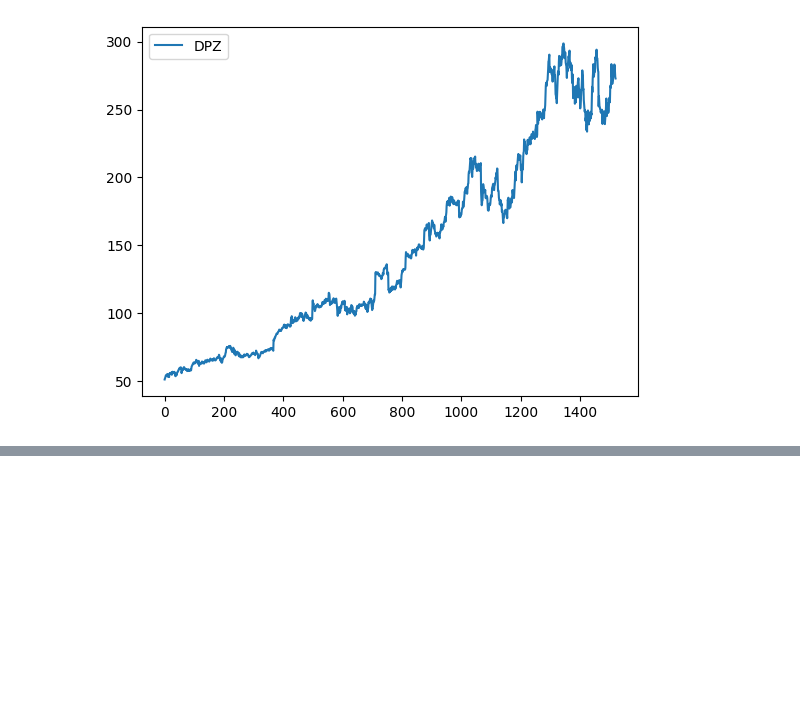
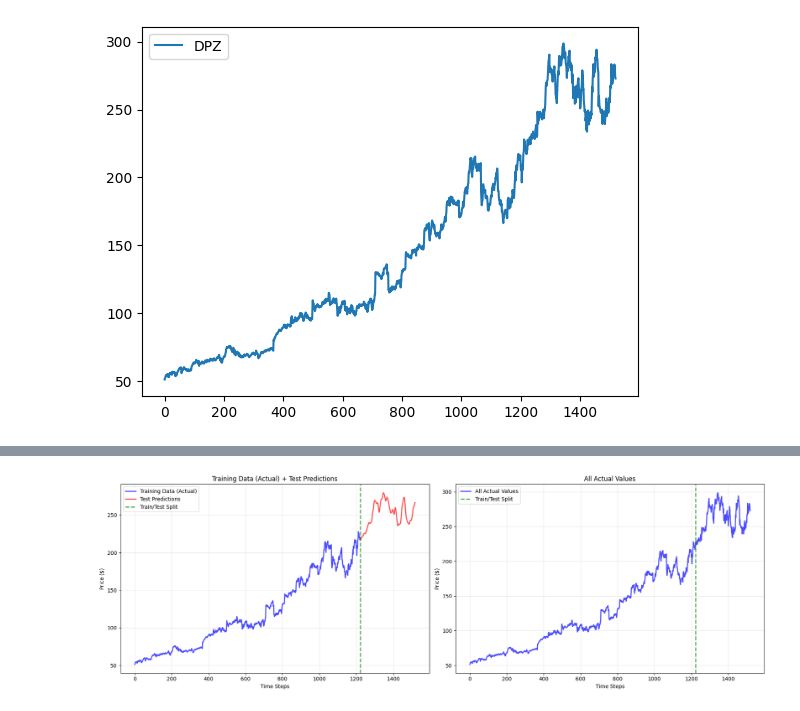
Before and after one commit to jakwojc/StockPrediction, a Jupyter notebook: GRU.ipynb, the cells around one changed output, grey strips where cells are left out. Cells and saved outputs as stored; diff of their text form; code cells hidden in the pictures; blank space fills up the shorter version.

```diff
--- a/GRU.ipynb
+++ b/GRU.ipynb
@@ -77,11 +82,11 @@ test_loader = DataLoader(test)
 import torch.optim as optim
 from GRU import *
 
-input_dim = len(X_train.columns)
+input_dim = 1
 output_dim = 1
 hidden_dim = 64
 layer_dim = 3
-n_epochs = 100
+n_epochs = 20
 learning_rate = 1e-3
 weight_decay = 1e-6
 
@@ -89,6 +94,7 @@ model_params = {'input_dim': input_dim,
                 'output_dim' : output_dim,
                 'hidden_dim' : hidden_dim,
                 'n_layers' : layer_dim,
+                'dropout': 0.2
                 }
 
 model = StockGRU(**model_params)
@@ -98,7 +104,6 @@ optimizer = optim.Adam(model.parameters(), lr=learning_rate, weight_decay=weight
 
 opt = Optimization(model=model, loss_fn=loss_fn, optimizer=optimizer)
 opt.train(train_loader, val_loader, n_epochs=n_epochs, n_features=input_dim)
-# opt.plot_losses()
 
-predictions, values = opt.evaluate(test_loader=test_loader, batch_size=1, n_features=input_dim)
+predictions, values = opt.evaluate(test_loader=test_loader, batch_size=batch_size, n_features=input_dim)
 # %% [output]
@@ -128,0 +120,72 @@ df_dpz.iloc[int(len(df_dpz.values)*0.8):].plot()
+# %%
+predictions_array = np.concatenate(predictions, axis=0)
+values_array = np.concatenate(values, axis=0)
+
+predictions_original = scaler.inverse_transform(predictions_array)
+values_original = scaler.inverse_transform(values_array)
+
+all_values = df_dpz['DPZ'].values
+
+train_size = len(X_train)
+val_size = len(X_val)
+test_start_idx = sequence_length + train_size + val_size
+
+train_values = all_values[:test_start_idx]
+
+print(f"Predictions shape: {predictions_array.shape}")
+print(f"Values shape: {values_array.shape}")
+print(f"Train values length: {len(train_values)}")
+print(f"Test predictions length: {len(predictions_original)}")
+print(f"Total timeline length: {len(train_values) + len(predictions_original)}")
+
+
+fig, axes = plt.subplots(1, 2, figsize=(18, 6))
+
+axes[0].plot(range(len(train_values)), train_values, label='Training Data (Actual)',
+             linewidth=2, color='blue', alpha=0.7)
+axes[0].plot(range(len(train_values), len(train_values) + len(predictions_original)),
+             predictions_original, label='Test Predictions', linewidth=2, color='red', alpha=0.7)
+axes[0].axvline(x=len(train_values), color='green', linestyle='--', linewidth=2,
+                label='Train/Test Split', alpha=0.7)
+axes[0].legend()
+axes[0].set_title('Training Data (Actual) + Test Predictions')
+axes[0].set_xlabel('Time Steps')
+axes[0].set_ylabel('Price ($)')
+axes[0].grid(True, alpha=0.3)
+
+axes[1].plot(all_values, linewidth=2, color='blue', alpha=0.7, label='All Actual Values')
+axes[1].axvline(x=test_start_idx, color='green', linestyle='--', linewidth=2,
+                label='Train/Test Split', alpha=0.7)
+axes[1].legend()
+axes[1].set_title('All Actual Values')
+axes[1].set_xlabel('Time Steps')
+axes[1].set_ylabel('Price ($)')
+axes[1].grid(True, alpha=0.3)
+
+plt.tight_layout()
+plt.show()
+
+plt.figure(figsize=(12, 6))
+plt.plot(predictions_original, label='Predictions', linewidth=2, alpha=0.8, color='red')
+plt.plot(values_original, label='Actual Values', linewidth=2, alpha=0.8, color='blue')
+plt.legend()
+plt.title('Test Set: Predictions vs Actual Values')
+plt.xlabel('Time Steps')
+plt.ylabel('Price ($)')
+plt.grid(True, alpha=0.3)
+plt.show()
+
+# Metryki
+from sklearn.metrics import mean_squared_error, mean_absolute_error, r2_score
+mse = mean_squared_error(values_original, predictions_original)
+mae = mean_absolute_error(values_original, predictions_original)
+rmse = np.sqrt(mse)
+r2 = r2_score(values_original, predictions_original)
+
+print(f"\n{'='*50}")
+print(f"Metryki na zbiorze testowym:")
+print(f"MAE: ${mae:.2f}")
+print(f"RMSE: ${rmse:.2f}")
+print(f"R²: {r2:.4f}")
+print(f"{'='*50}")
+# %% [output]
@@ -128,0 +197 @@ df_dpz.iloc[int(len(df_dpz.values)*0.8):].plot()
+[figure, added]
```
Also changed, not shown: parts of 9 cells of this notebook, 1 other file.
